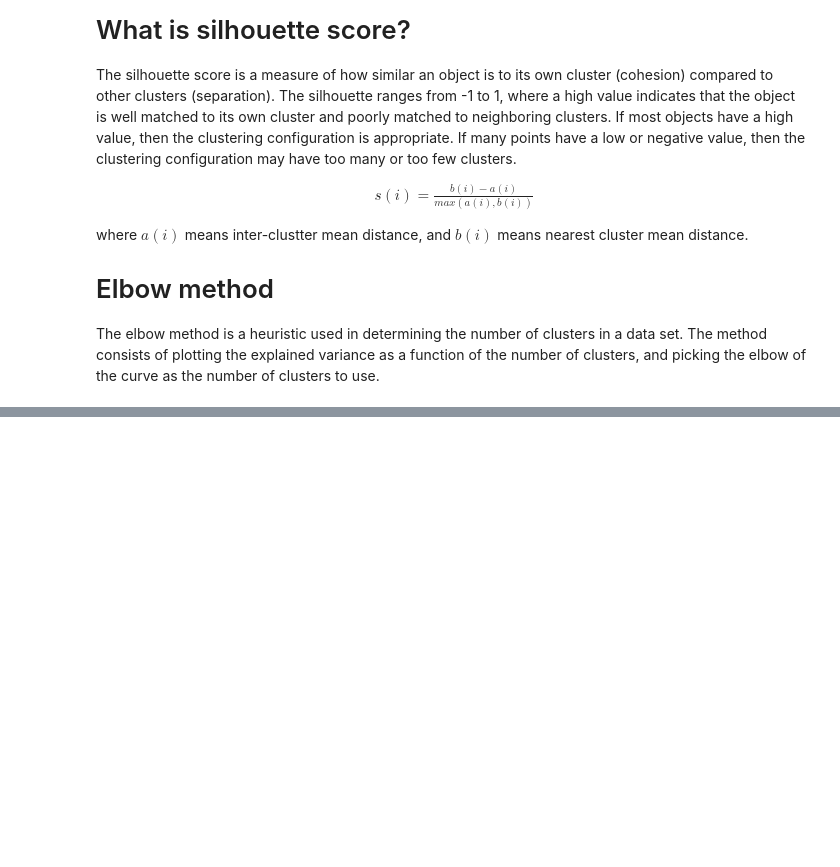
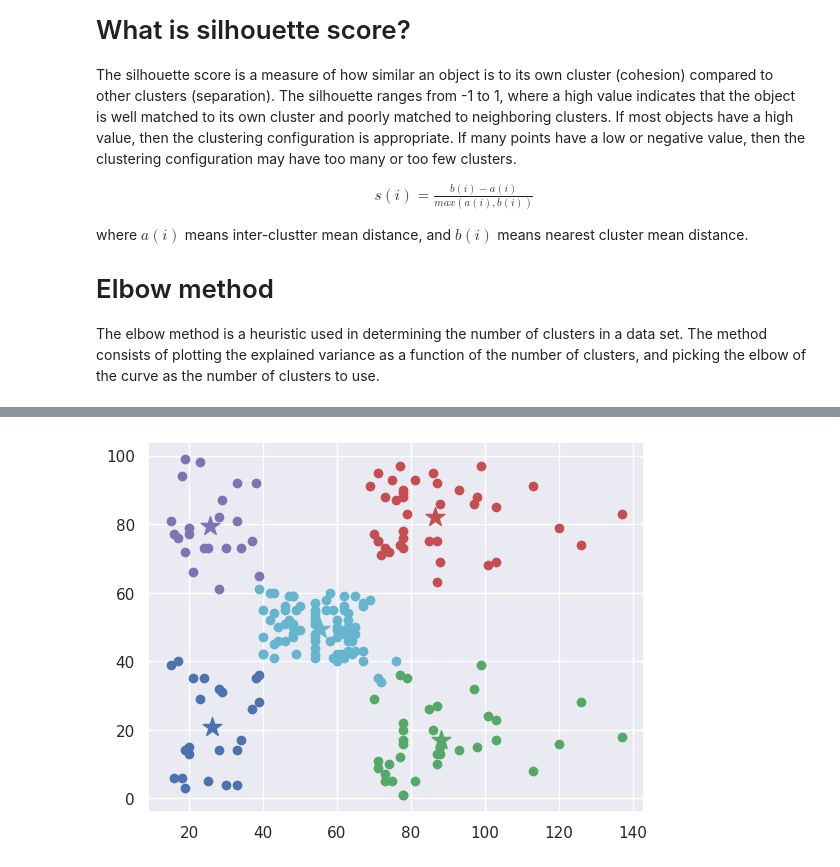
Before and after one commit to Abhishekkumar2021/DS, a Jupyter notebook: KMEANS_Implement.ipynb, the cells around one changed output, grey strips where cells are left out. Cells and saved outputs as stored; diff of their text form; code cells hidden in the pictures; blank space fills up the shorter version.

```diff
--- a/KMEANS_Implement.ipynb
+++ b/KMEANS_Implement.ipynb
@@ -217,0 +247,6 @@ def silhouette_method(data, max_cluster=10):     # Silhouette method
+# %%
+kmeans = KMeansClassifier(data, n_cluster=5, max_iter=1000)
+kmeans.fit()
+kmeans.plot()
+# %% [output]
+[figure, added]
```
Also changed, not shown: parts of 5 cells of this notebook, 1 other file.
